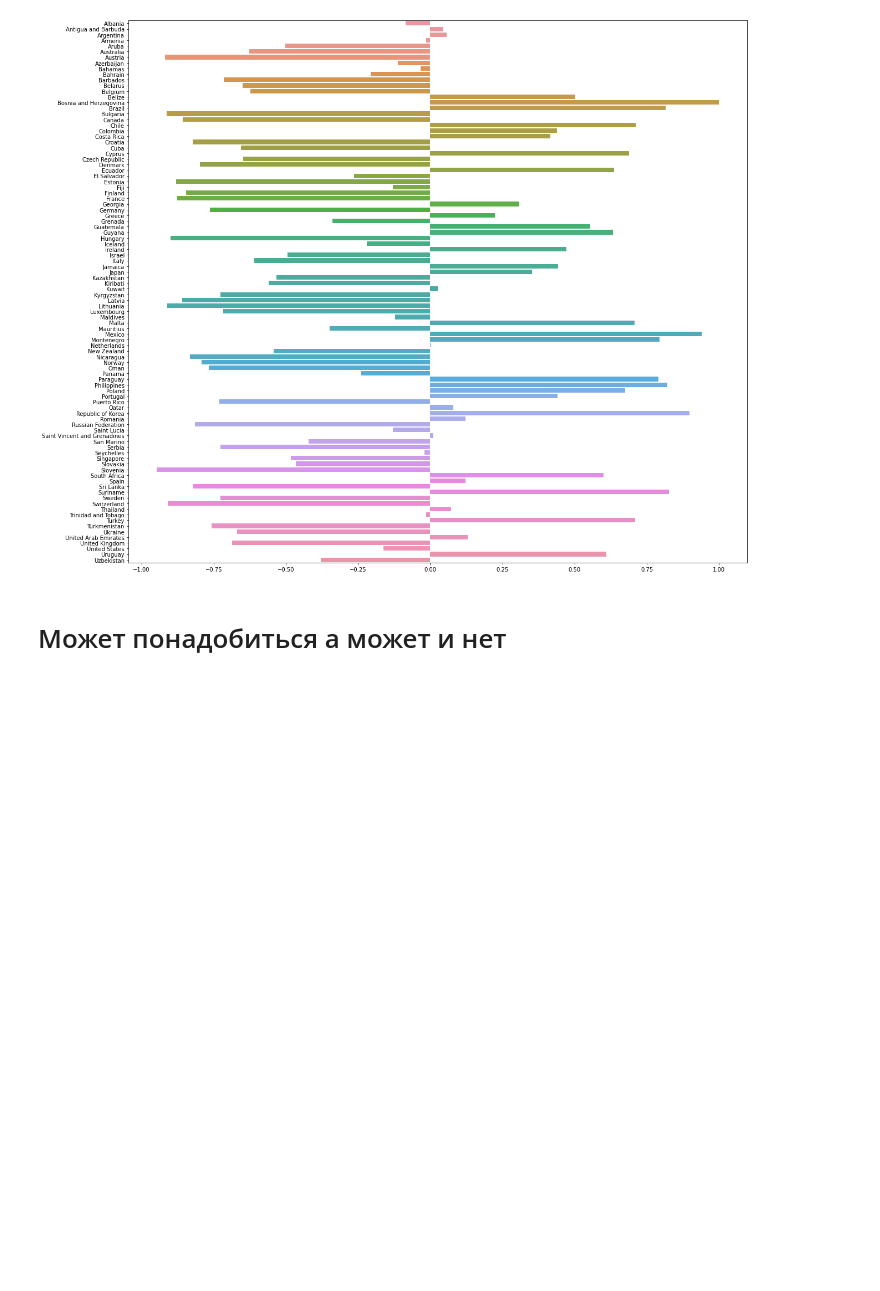
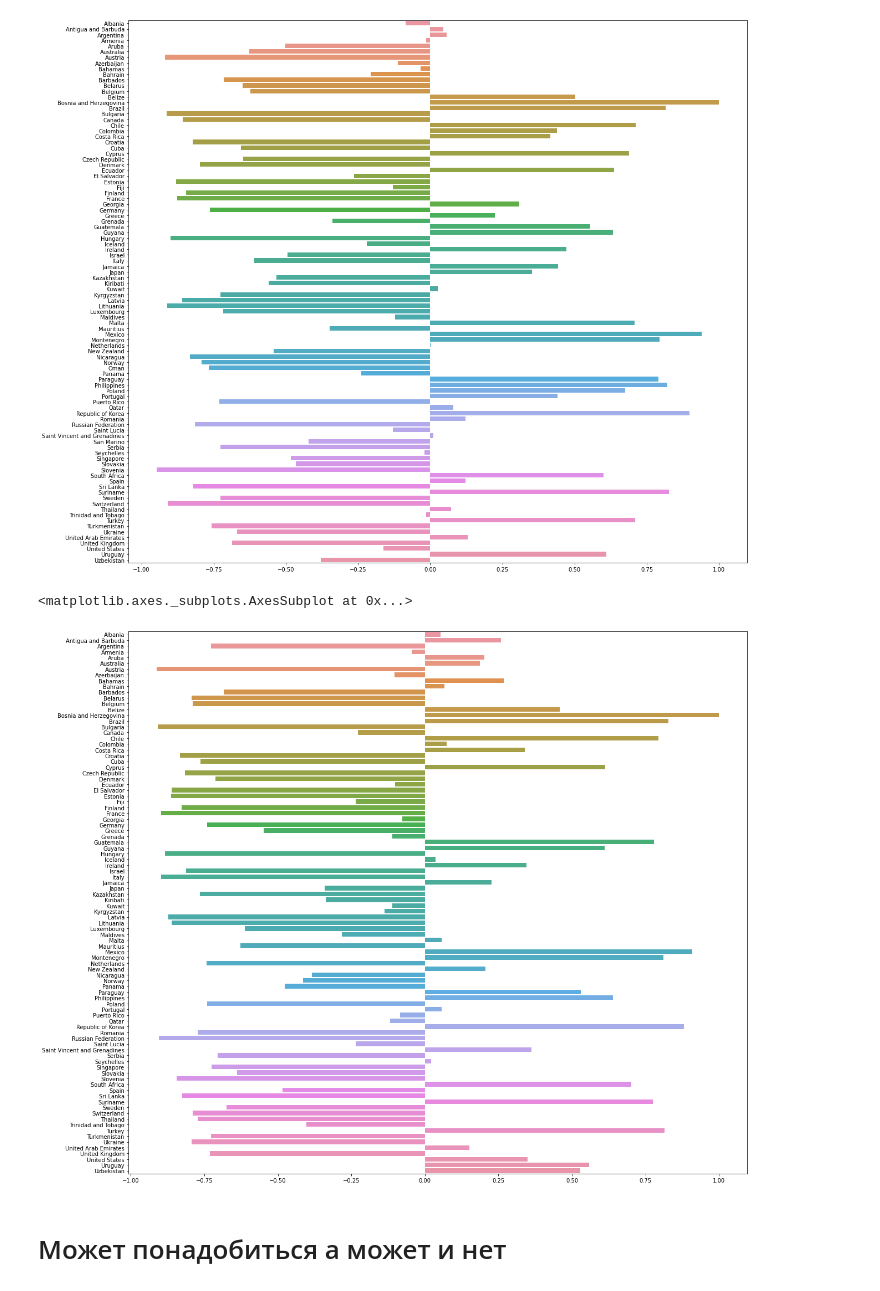
Before and after one commit to Katmalu/Suicide_Rates_Overview_1985_to_2016, a Jupyter notebook: Suicide_Rates_Overview_1985_to_2016.ipynb, the cells around one changed output. Drawn from its saved outputs; the diff is of its cells as text; code cells hidden in the pictures; blank space fills up the shorter version.

```diff
--- a/Suicide_Rates_Overview_1985_to_2016.ipynb
+++ b/Suicide_Rates_Overview_1985_to_2016.ipynb
@@ -354,12 +354,18 @@ sns.barplot(x=Corr_gpd_suic_100k_corr, y=Corr_gpd_suic_100k_country)
 [figure]
 # %%
 Corr_gpd_suic_100k_country_f = []
-Corr_gpd_suic_100k_corr_ = []
+Corr_gpd_suic_100k_corr_f = []
 for i in country_graph["country"].unique():
-  a = country_graph[(country_graph["country"] == i)  &  (country_graph["sex"] == 'male')].corr()['gdp_per_capita']['suicides/100k']
+  a = country_graph[(country_graph["country"] == i)  &  (country_graph["sex"] == 'female')].corr()['gdp_per_capita']['suicides/100k']
   if not np.isnan(a):
-    Corr_gpd_suic_100k_country.append(i)
-    Corr_gpd_suic_100k_corr.append(a)
+    Corr_gpd_suic_100k_country_f.append(i)
+    Corr_gpd_suic_100k_corr_f.append(a)
+# %%
+plt.figure(figsize=(20,18))
+sns.barplot(x=Corr_gpd_suic_100k_corr_f, y=Corr_gpd_suic_100k_country_f)
+# %% [output]
+<matplotlib.axes._subplots.AxesSubplot at 0x...>
+[figure, added]
 # %% [markdown]
 # Может понадобиться а может и нет
 # %%
```
